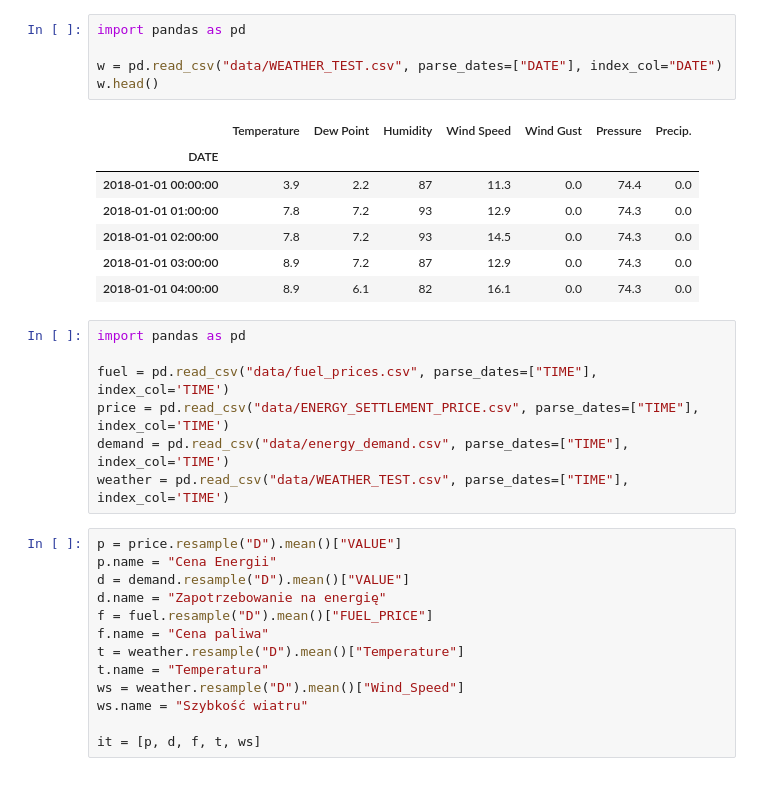
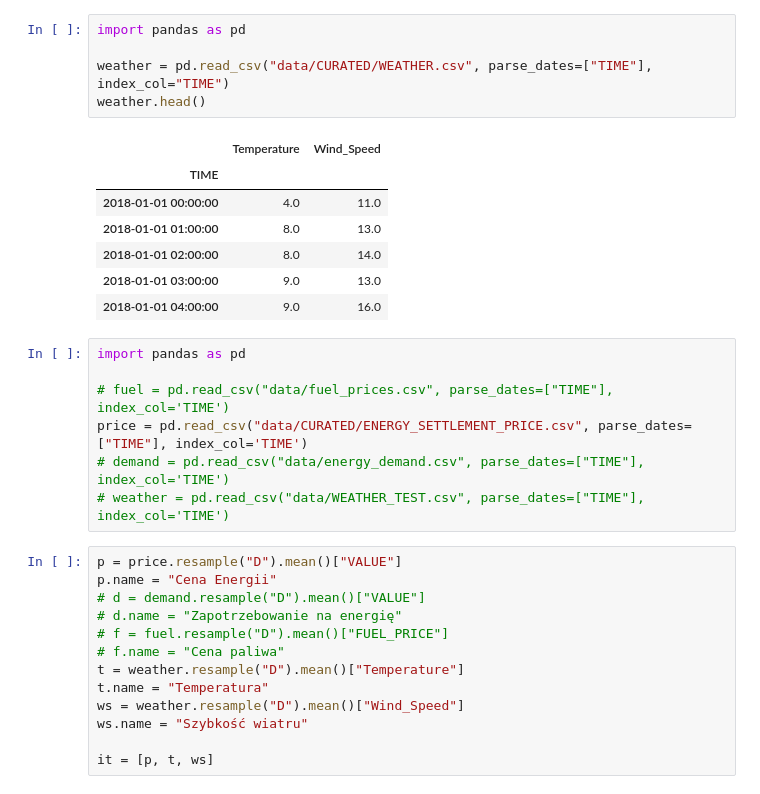
Before and after one commit to sewcio543/EPF-Framework, a Jupyter notebook: eda_weather.ipynb, the cells around one changed output. Cells and saved outputs as stored; diff of their text form.

```diff
--- a/eda_weather.ipynb
+++ b/eda_weather.ipynb
@@ -1,36 +1,36 @@
 # %%
 import pandas as pd
 
-w = pd.read_csv("data/WEATHER_TEST.csv", parse_dates=["DATE"], index_col="DATE")
-w.head()
+weather = pd.read_csv("data/CURATED/WEATHER.csv", parse_dates=["TIME"], index_col="TIME")
+weather.head()
 # %% [output]
-|  | Temperature | Dew Point | Humidity | Wind Speed | Wind Gust | Pressure | Precip. |
-| DATE |  |  |  |  |  |  |  |
-| 2018-01-01 00:00:00 | 3.9 | 2.2 | 87 | 11.3 | 0.0 | 74.4 | 0.0 |
-| 2018-01-01 01:00:00 | 7.8 | 7.2 | 93 | 12.9 | 0.0 | 74.3 | 0.0 |
-| 2018-01-01 02:00:00 | 7.8 | 7.2 | 93 | 14.5 | 0.0 | 74.3 | 0.0 |
-| 2018-01-01 03:00:00 | 8.9 | 7.2 | 87 | 12.9 | 0.0 | 74.3 | 0.0 |
-| 2018-01-01 04:00:00 | 8.9 | 6.1 | 82 | 16.1 | 0.0 | 74.3 | 0.0 |
+|  | Temperature | Wind_Speed |
+| TIME |  |  |
+| 2018-01-01 00:00:00 | 4.0 | 11.0 |
+| 2018-01-01 01:00:00 | 8.0 | 13.0 |
+| 2018-01-01 02:00:00 | 8.0 | 14.0 |
+| 2018-01-01 03:00:00 | 9.0 | 13.0 |
+| 2018-01-01 04:00:00 | 9.0 | 16.0 |
 # %%
 import pandas as pd
 
-fuel = pd.read_csv("data/fuel_prices.csv", parse_dates=["TIME"], index_col='TIME')
-price = pd.read_csv("data/ENERGY_SETTLEMENT_PRICE.csv", parse_dates=["TIME"], index_col='TIME')
-demand = pd.read_csv("data/energy_demand.csv", parse_dates=["TIME"], index_col='TIME')
-weather = pd.read_csv("data/WEATHER_TEST.csv", parse_dates=["TIME"], index_col='TIME')
+# fuel = pd.read_csv("data/fuel_prices.csv", parse_dates=["TIME"], index_col='TIME')
+price = pd.read_csv("data/CURATED/ENERGY_SETTLEMENT_PRICE.csv", parse_dates=["TIME"], index_col='TIME')
+# demand = pd.read_csv("data/energy_demand.csv", parse_dates=["TIME"], index_col='TIME')
+# weather = pd.read_csv("data/WEATHER_TEST.csv", parse_dates=["TIME"], index_col='TIME')
 # %%
 p = price.resample("D").mean()["VALUE"]
 p.name = "Cena Energii"
-d = demand.resample("D").mean()["VALUE"]
-d.name = "Zapotrzebowanie na energię"
-f = fuel.resample("D").mean()["FUEL_PRICE"]
-f.name = "Cena paliwa"
+# d = demand.resample("D").mean()["VALUE"]
+# d.name = "Zapotrzebowanie na energię"
+# f = fuel.resample("D").mean()["FUEL_PRICE"]
+# f.name = "Cena paliwa"
 t = weather.resample("D").mean()["Temperature"]
 t.name = "Temperatura"
 ws = weather.resample("D").mean()["Wind_Speed"]
 ws.name = "Szybkość wiatru"
 
-it = [p, d, f, t, ws]
+it = [p, t, ws]
 # %%
 from functools import reduce
 
```
Also changed, not shown: parts of 3 cells of this notebook, 9 other files.
